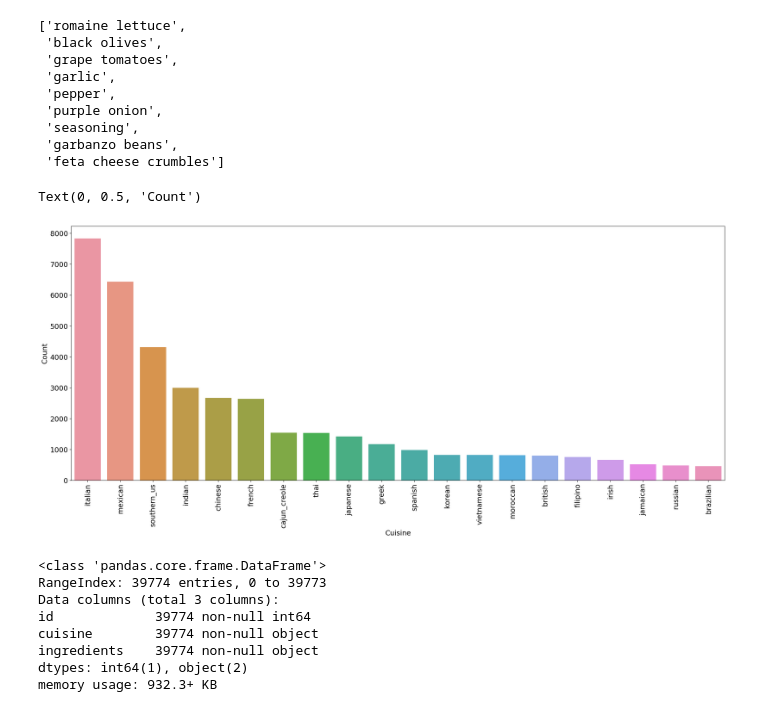
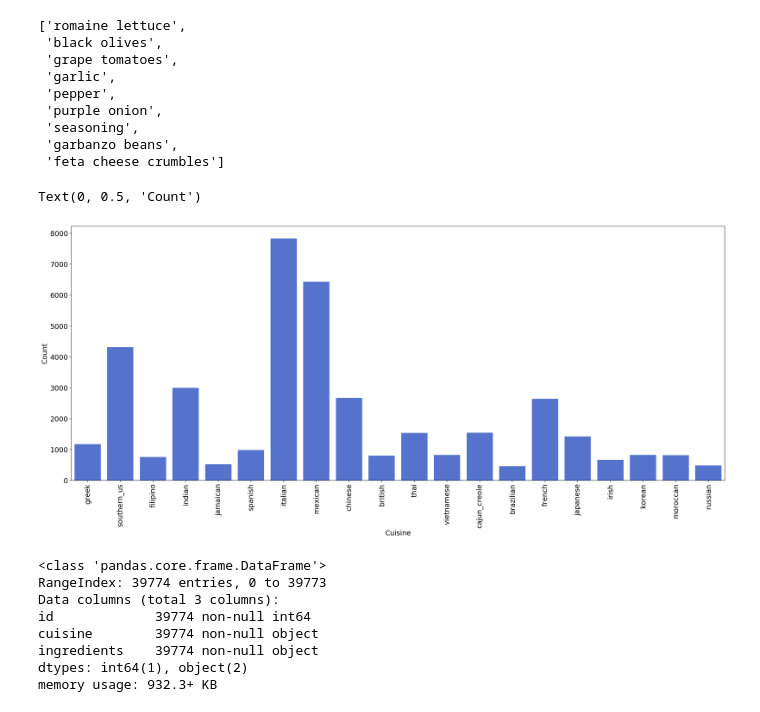
Before and after one commit to abpaudel/cuisine-classification, a Jupyter notebook: Classification.ipynb, the cells around one changed output. Cells and saved outputs as stored; diff of their text form; code cells hidden in the pictures.

```diff
--- a/Classification.ipynb
+++ b/Classification.ipynb
@@ -46,14 +47,14 @@ train.iloc[0].ingredients
  'feta cheese crumbles']
 # %%
 plt.figure(figsize=(25,10))
-f = sns.countplot(train.cuisine,order=list(train.cuisine.value_counts().index))
+f = sns.countplot(train.cuisine, color='royalblue')
 f.set_xticklabels(f.get_xticklabels(), rotation=90)
 f.tick_params(labelsize=15)
 f.set_xlabel('Cuisine', fontsize=15)
 f.set_ylabel('Count', fontsize=15)
 # %% [output]
 Text(0, 0.5, 'Count')
-[figure, old version]
+[figure, new version]
 # %%
 # plt.figure(figsize=(15,10))
 # train.cuisine.value_counts().plot.pie(autopct='%1.2f%%')
```
Also changed, not shown: parts of 31 cells of this notebook.
